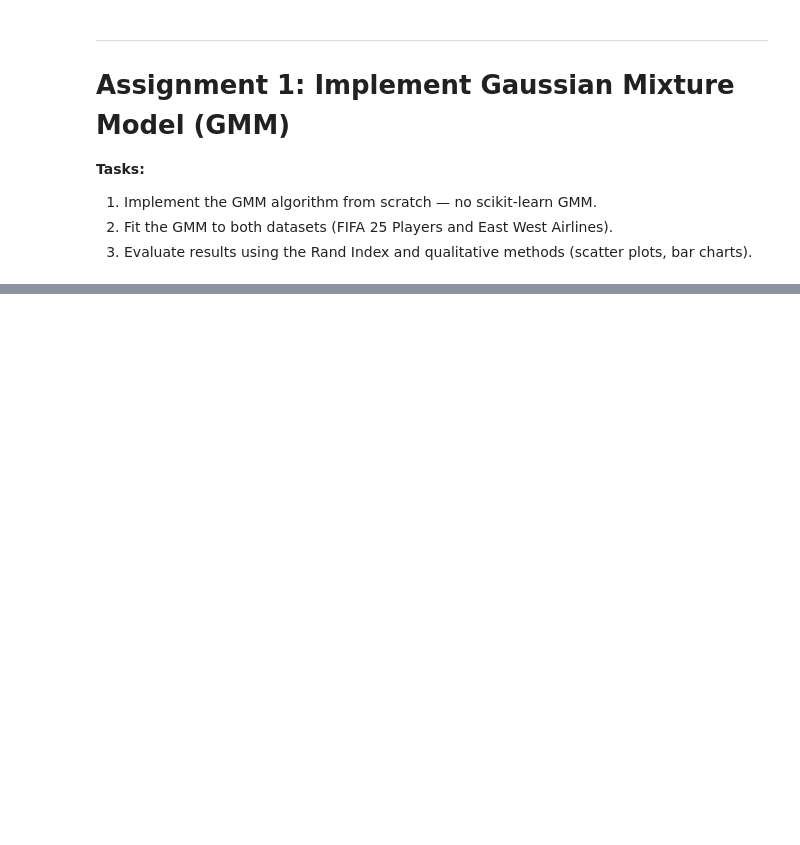
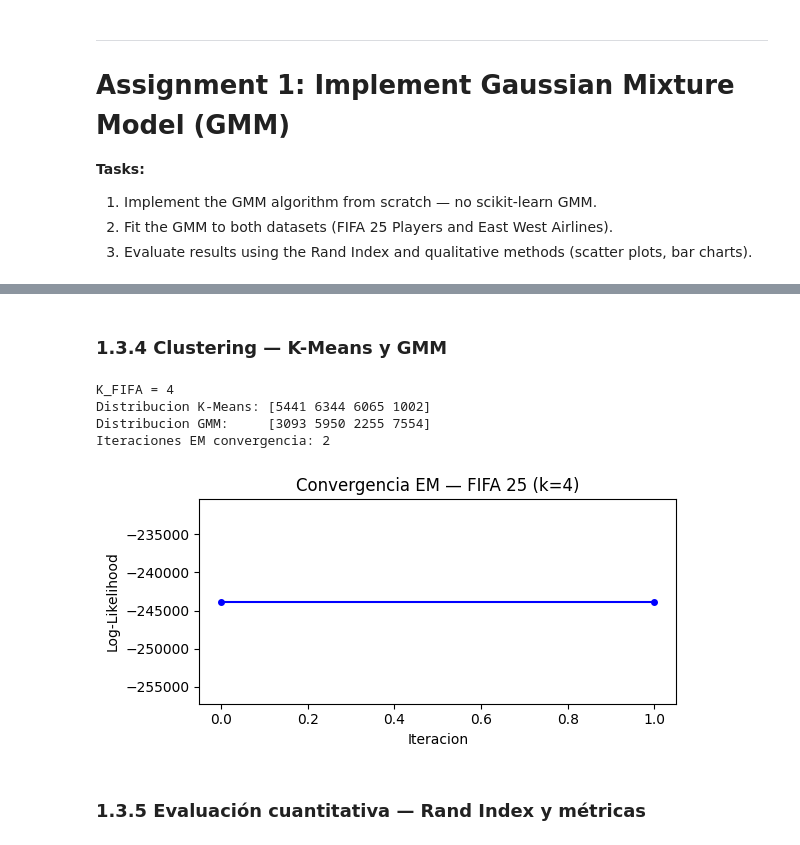
Before and after one commit to acvalencia/machine_learning_2_assignment_1, a Jupyter notebook: ML2_Assignment1_Clustering.ipynb, the cells around one changed output, grey strips where cells are left out. Drawn from its saved outputs; the diff is of its cells as text; code cells hidden in the pictures; blank space fills up the shorter version.

```diff
--- a/ML2_Assignment1_Clustering.ipynb
+++ b/ML2_Assignment1_Clustering.ipynb
@@ -883,0 +376,30 @@ RESUMEN DE METRICAS — EAST WEST AIRLINES
+# %% [markdown]
+### 1.3.4 Clustering — K-Means y GMM
+# %%
+K_FIFA = 4
+
+km_fifa        = KMeans(n_clusters=K_FIFA, random_state=42, n_init=10)
+labels_km_fifa = km_fifa.fit_predict(X_fifa)
+
+gmm_fifa = GMM(n_components=K_FIFA, max_iters=200, tol=1e-4)
+gmm_fifa.fit(X_fifa)
+labels_gmm_fifa = gmm_fifa.predict(X_fifa)
+
+print(f'K_FIFA = {K_FIFA}')
+print('Distribucion K-Means:', np.bincount(labels_km_fifa))
+print('Distribucion GMM:    ', np.bincount(labels_gmm_fifa))
+print(f'Iteraciones EM convergencia: {len(gmm_fifa.log_likelihoods_)}')
+
+plt.figure(figsize=(6, 3))
+plt.plot(gmm_fifa.log_likelihoods_, 'b-o', markersize=4)
+plt.xlabel('Iteracion'); plt.ylabel('Log-Likelihood')
+plt.title(f'Convergencia EM — FIFA 25 (k={K_FIFA})')
+plt.tight_layout(); plt.show()
+# %% [output]
+K_FIFA = 4
+Distribucion K-Means: [5441 6344 6065 1002]
+Distribucion GMM:     [3093 5950 2255 7554]
+Iteraciones EM convergencia: 2
+[figure, added]
+# %% [markdown]
+### 1.3.5 Evaluación cuantitativa — Rand Index y métricas
```
Also changed, not shown: parts of 108 cells of this notebook.
